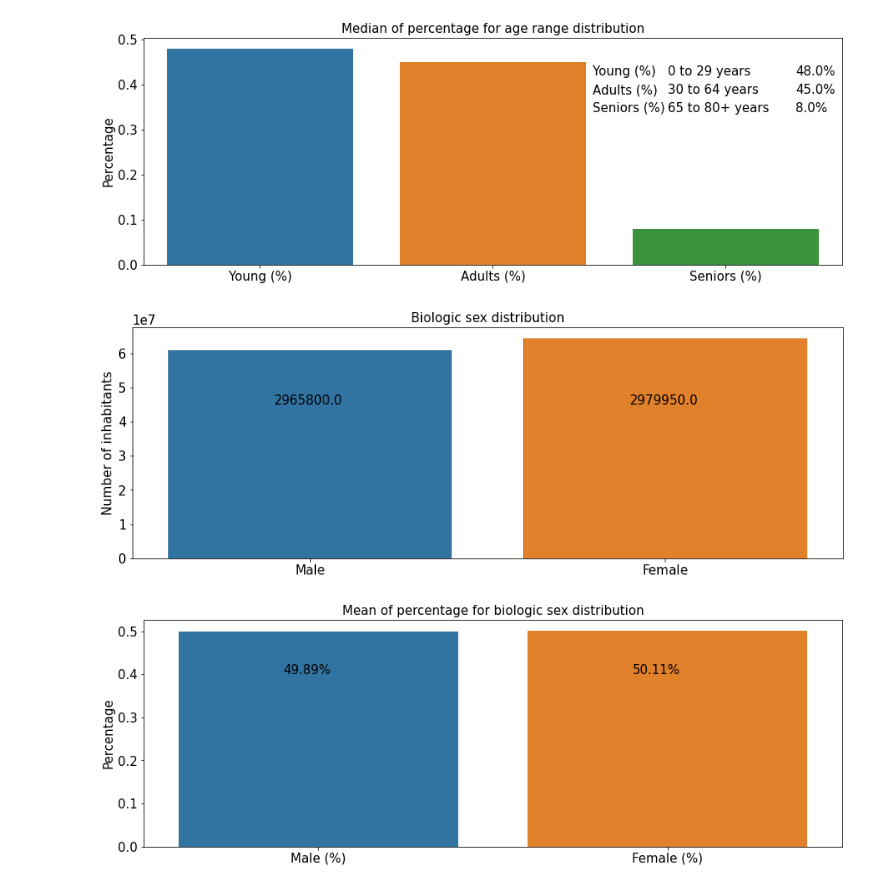
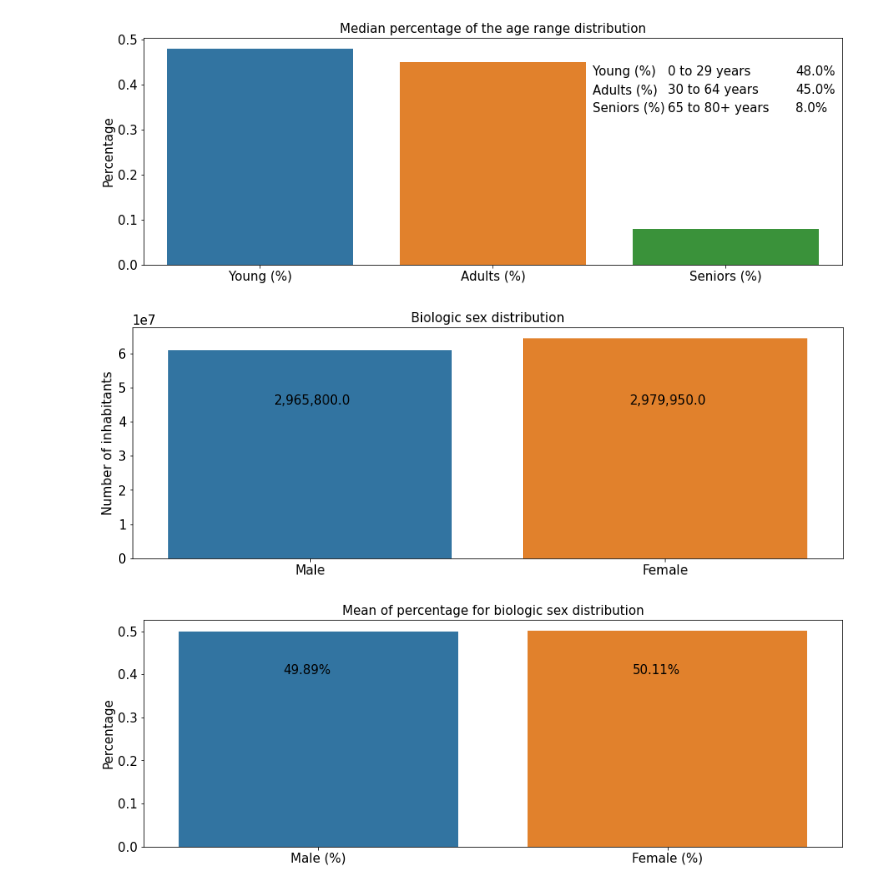
Before and after one commit to gfsilveira/covid, a Jupyter notebook: SE_Covid19-MunicipiosBR.ipynb, the cells around one changed output. Cells and saved outputs as stored; diff of their text form; code cells hidden in the pictures.

```diff
--- a/04-Covid19-MunicipiosBR_socioeconomico_modifi.ipynb
+++ b/SE_Covid19-MunicipiosBR.ipynb
@@ -84,6 +77,7 @@ df_cov = df_cov[
     "last_available_deaths",
     "last_available_confirmed_per_100k_inhabitants",
     "last_available_death_rate",
+    "date",
 ]]
 df_cov = df_cov.rename(columns={
     "city": "City",
@@ -93,6 +87,7 @@ df_cov = df_cov.rename(columns={
     "last_available_deaths": "Deaths",
     "last_available_confirmed_per_100k_inhabitants": "Confirmed/100k",
     "last_available_death_rate": "Death Rate",
+    "date": "Date",
 })
 df_cov.head()
 # %% [output]
@@ -300,6 +296,7 @@ df_mun.head()
 # %%
 df_prev = pd.merge(df_cov, df_mun, on="City")
 df = pd.merge(df_prev, df_age_ed, on="City")
+df['Date'] = df['Date'].astype('datetime64')
 df.fillna(0, inplace=True)
 df.info()
 # %% [output]
@@ -457,14 +454,14 @@ legend_range = [
 ]
 legend_name = list()
 legend_perc = list()
-for c in range(11, 14):
+for c in range(12, 15):
     legend_name.append(df.columns[c])
     legend_perc.append(round(df.iloc[:, c].median()*100, 0))
 
 plt.figure(figsize=(15,5))
 sns.barplot(
-    x=df[df.columns[11:-7]].sum().index,
-    y=df[df.columns[11:-7]].sum().values
+    x=df[df.columns[12:-7]].sum().index,
+    y=df[df.columns[12:-7]].sum().values
 )
 plt.title('Age range distribution')
 a = 50000000
@@ -494,16 +491,16 @@ if print_campo == 's':
 # %%
 legend_name = list()
 legend_perc = list()
-for c in range(14, 17):
+for c in range(15, 18):
     legend_name.append(df.columns[c])
     legend_perc.append(str(round(df.iloc[:, c].median()*100, 0))+'%')
 
 plt.figure(figsize=(15,5))
 sns.barplot(
-    x=df.iloc[:, 14:-4].median().index,
-    y=df.iloc[:, 14:-4].median().values
+    x=df.iloc[:, 15:-4].median().index,
+    y=df.iloc[:, 15:-4].median().values
 )
-plt.title('Median of percentage for age range distribution')
+plt.title('Median percentage of the age range distribution')
 x = 1.43
 y = 0.46
 for c in range(3):
@@ -529,28 +526,28 @@ if print_campo == 's':
 # %%
 legend_name = list()
 legend_perc = list()
-for c in range(17, 19):
+for c in range(18, 20):
     legend_name.append(df.columns[c])
     legend_perc.append(round(df.iloc[:, c].median()*100, 0))
 
 plt.figure(figsize=(15,5))
 sns.barplot(
-    x=df[df.columns[17:19]].sum().index,
-    y=df[df.columns[17:19]].sum().values
+    x=df[df.columns[18:20]].sum().index,
+    y=df[df.columns[18:20]].sum().values
 )
 plt.title('Biologic sex distribution')
 x = -0.1
 y = 45000000
-plt.text(x, y, legend_perc[0])
+plt.text(x, y, f'{legend_perc[0]:,}')
 x = 0.9
-plt.text(x, y, legend_perc[1])
+plt.text(x, y, f'{legend_perc[1]:,}')
 plt.ylabel("Number of inhabitants")
 if print_campo == 's':
     col2 = lista_pastas[2]
-    g += 1
+#     g += 1
 #     plt.savefig(col2+'\\0'+str(g)+'-'+col2+'_'+data+'.png', dpi=dpi)
 # %% [output]
-[figure, old version]
+[figure, new version]
 # %%
 legend_name = list()
 legend_perc = list()
```
Also changed, not shown: parts of 29 cells of this notebook, 1 other file.
